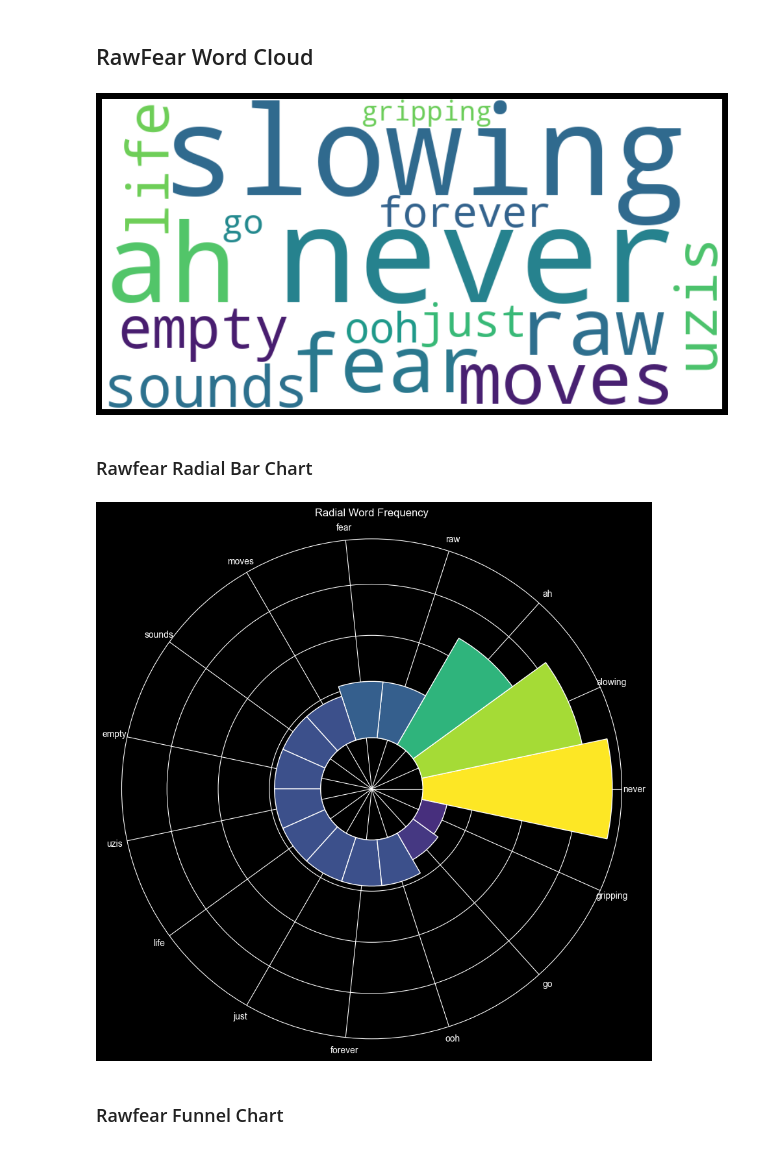
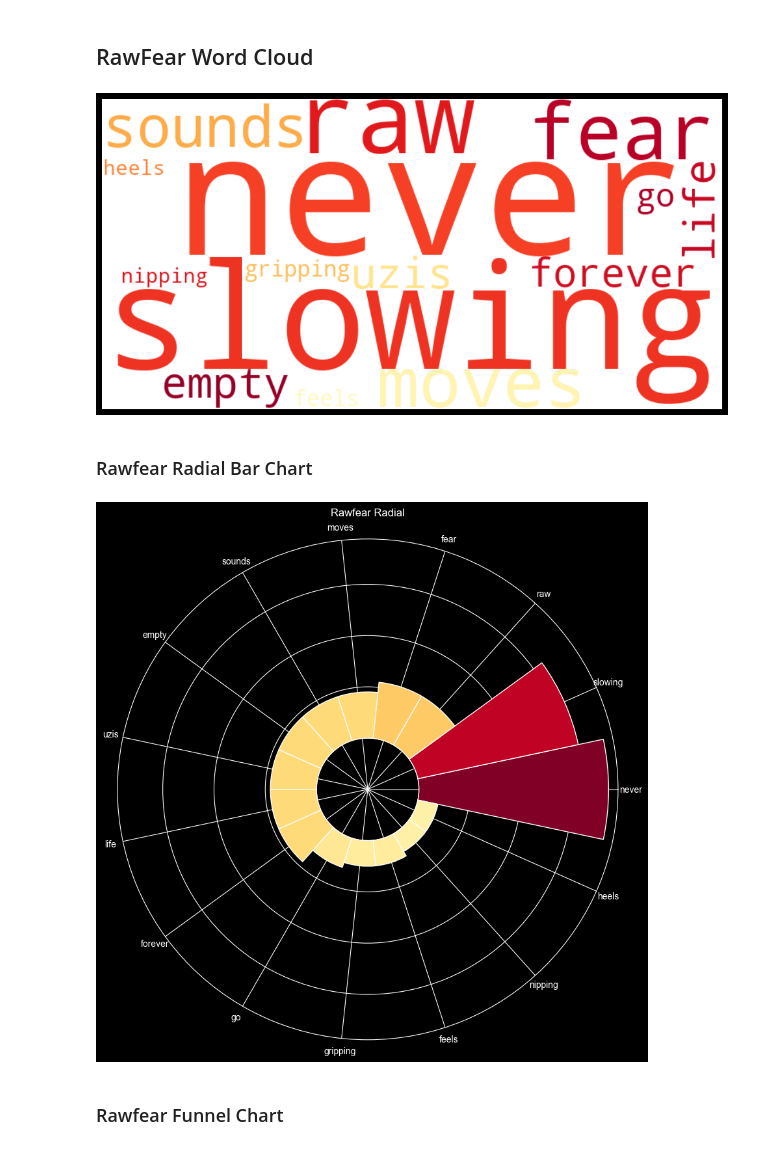
Before and after one commit to MeredithClikkie/torchbearerlab.github.io, a Jupyter notebook: Rawfear.ipynb, the cells around one changed output. Drawn from its saved outputs; the diff is of its cells as text; code cells hidden in the pictures.

```diff
--- a/Rawfear.ipynb
+++ b/Rawfear.ipynb
@@ -23,7 +23,10 @@ stop_words = [
     "but", "if", "or", "because", "as", "until", "while", "of", "at", "by",
     "for", "with", "about", "against", "between", "into", "through", "during",
     "before", "after", "above", "below", "to", "from", "up", "down", "in",
-    "out", "on", "off", "over", "under", "again", "further", "then", "once"
+    "out", "on", "off", "over", "under", "again", "further", "then", "once",
+    "not", "no", "yes", "so", "can", "just", "dont", "yeah", "let", "im", "ah",
+    "want", "like", "ive", "all", "ooh", "ill", "even", "forforforforforfor",
+    "yeahyeahyeahyeah", "daisychained" "thats", "there"
 ]
 
 # Function to remove stop words from a string
@@ -254,7 +276,7 @@ wordcloud = WordCloud(
     width=800,
     height=400,
     background_color='white',
-    colormap='viridis'
+    colormap='YlOrRd',
 ).generate_from_frequencies(word_freq)
 
 plt.figure(figsize=(15, 7))
@@ -262,32 +284,32 @@ plt.imshow(wordcloud, interpolation='bilinear')
 plt.axis('off')
 plt.show()
 # %% [output]
-[figure, old version]
+[figure, new version]
 # %% [markdown]
 ### Rawfear Radial Bar Chart
 # %%
 # Prepare data
 df_counts = pd.DataFrame(counts.most_common(15), columns=['Word', 'Count'])
 n = len(df_counts)
 angles = np.linspace(0, 2 * np.pi, n, endpoint=False)
 widths = [2 * np.pi / n] * n
 
 plt.figure(figsize=(10, 10))
 ax = plt.subplot(111, polar=True)
 
 # Create the bars
 bars = ax.bar(angles, df_counts['Count'], width=widths, bottom=10,
-              color=plt.cm.viridis(df_counts['Count'] / df_counts['Count'].max()),
+              color=plt.cm.YlOrRd(df_counts['Count'] / df_counts['Count'].max()),
               edgecolor='white')
 
 # Add labels
 ax.set_xticks(angles)
 ax.set_xticklabels(df_counts['Word'], fontsize=10)
 ax.set_yticklabels([]) # Hide radial grid numbers
-plt.title("Radial Word Frequency", va='bottom')
+plt.title("Rawfear Radial", va='bottom')
 plt.show()
 # %% [output]
-[figure, old version]
+[figure, new version]
 # %% [markdown]
 ### Rawfear Funnel Chart
 # %%
```
Also changed, not shown: parts of 6 cells of this notebook, 10 other files.
